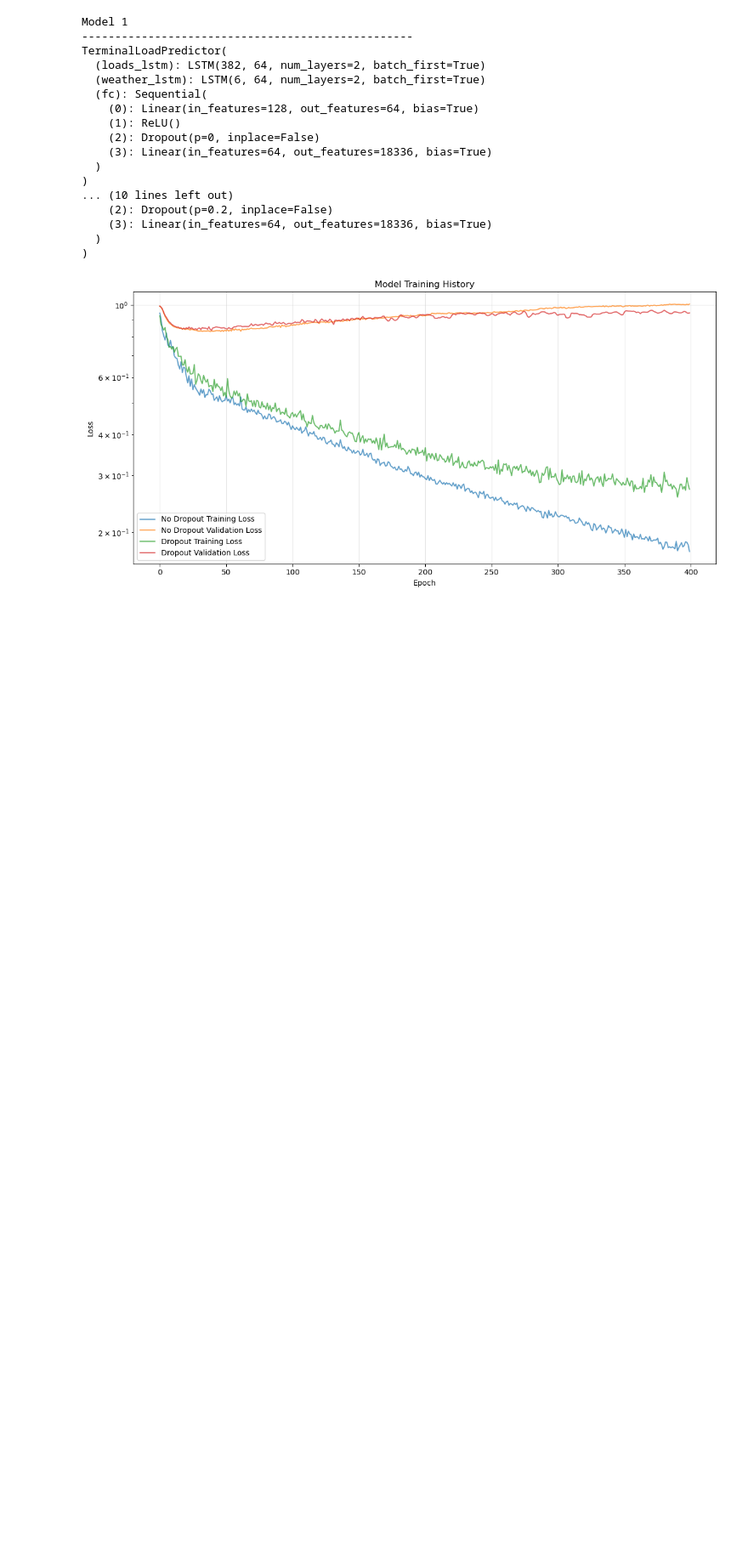
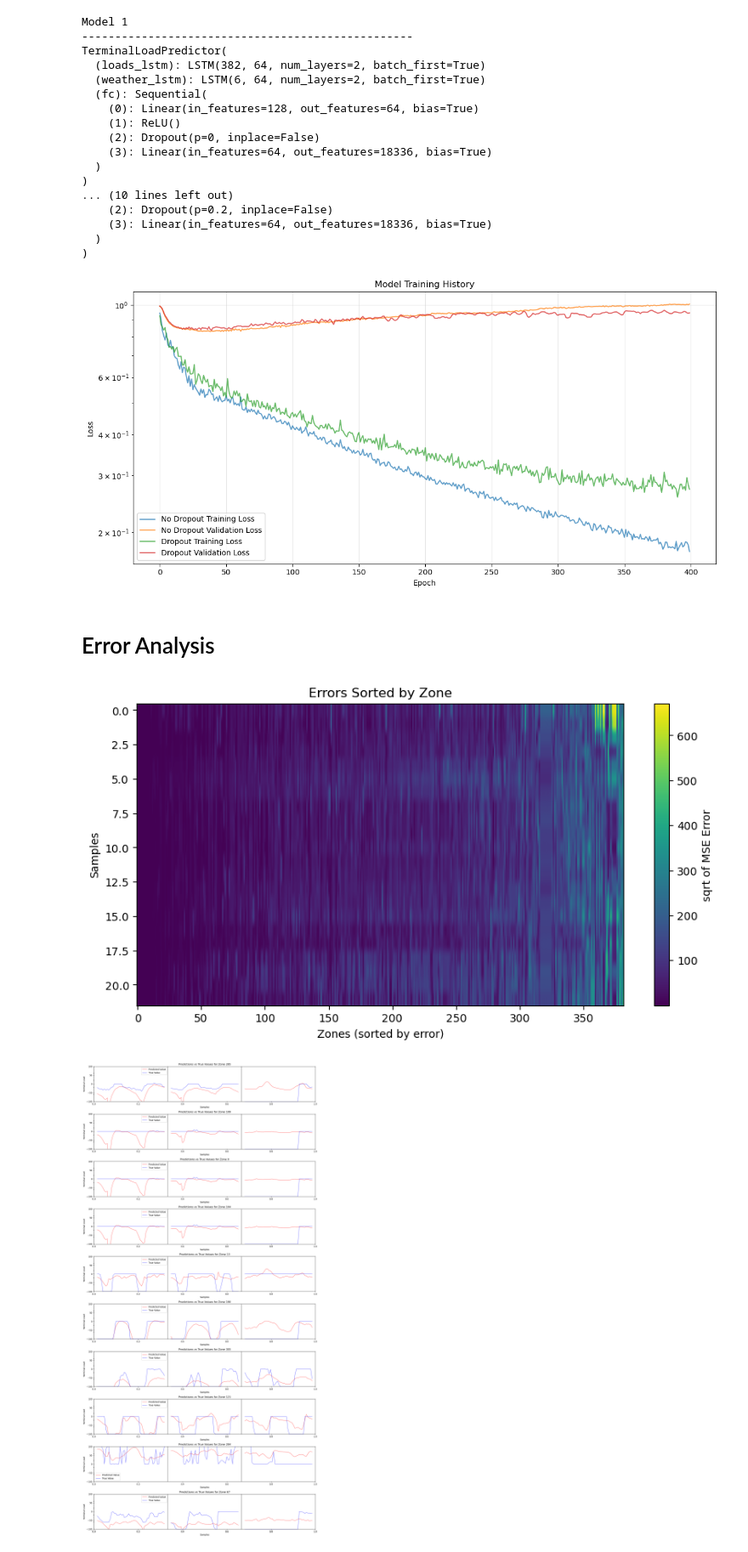
Before and after one commit to AlexisBnnft/Deep_Building, a Jupyter notebook: First_model.ipynb, the cells around one changed output. Shown at 85% size. Saved outputs shown, nothing was run; the diff lists cells and outputs as text; code cells hidden in the pictures; blank space fills up the shorter version.

```diff
--- a/First_model.ipynb
+++ b/First_model.ipynb
@@ -180,3 +221,17 @@ TerminalLoadPredictor(
   )
 )
 [figure]
+# %% [markdown]
+# Error Analysis
+# %%
+all_errors, all_predictions, all_targets = calculate_errors(model_dropout, val_dataset_dropout, val_dataset_dropout.load_scaler)
+# %%
+from viz import plot_dataset_error, plot_bad_samples_predictions
+
+plot_dataset_error(all_errors)
+
+plot_bad_samples_predictions(all_errors, all_predictions, all_targets, N_samples=3, N_zones=10)
+plot_bad_samples_predictions(all_errors, all_predictions, all_targets, good_zones=True,N_samples=3, N_zones=10)
+# %% [output]
+[figure, added]
+[figure, added]
```
Also changed, not shown: parts of 10 cells of this notebook, 3 other files.
